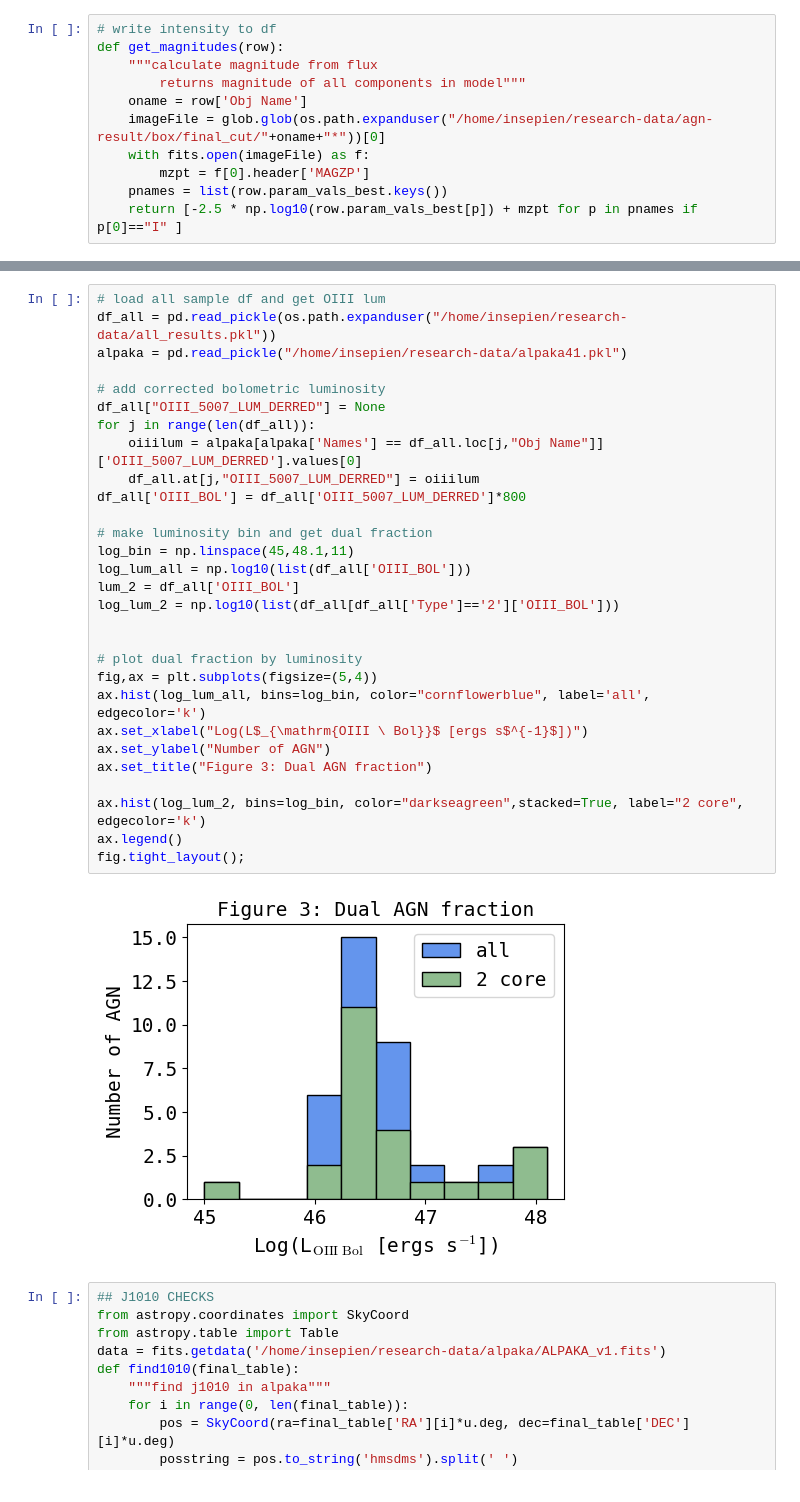
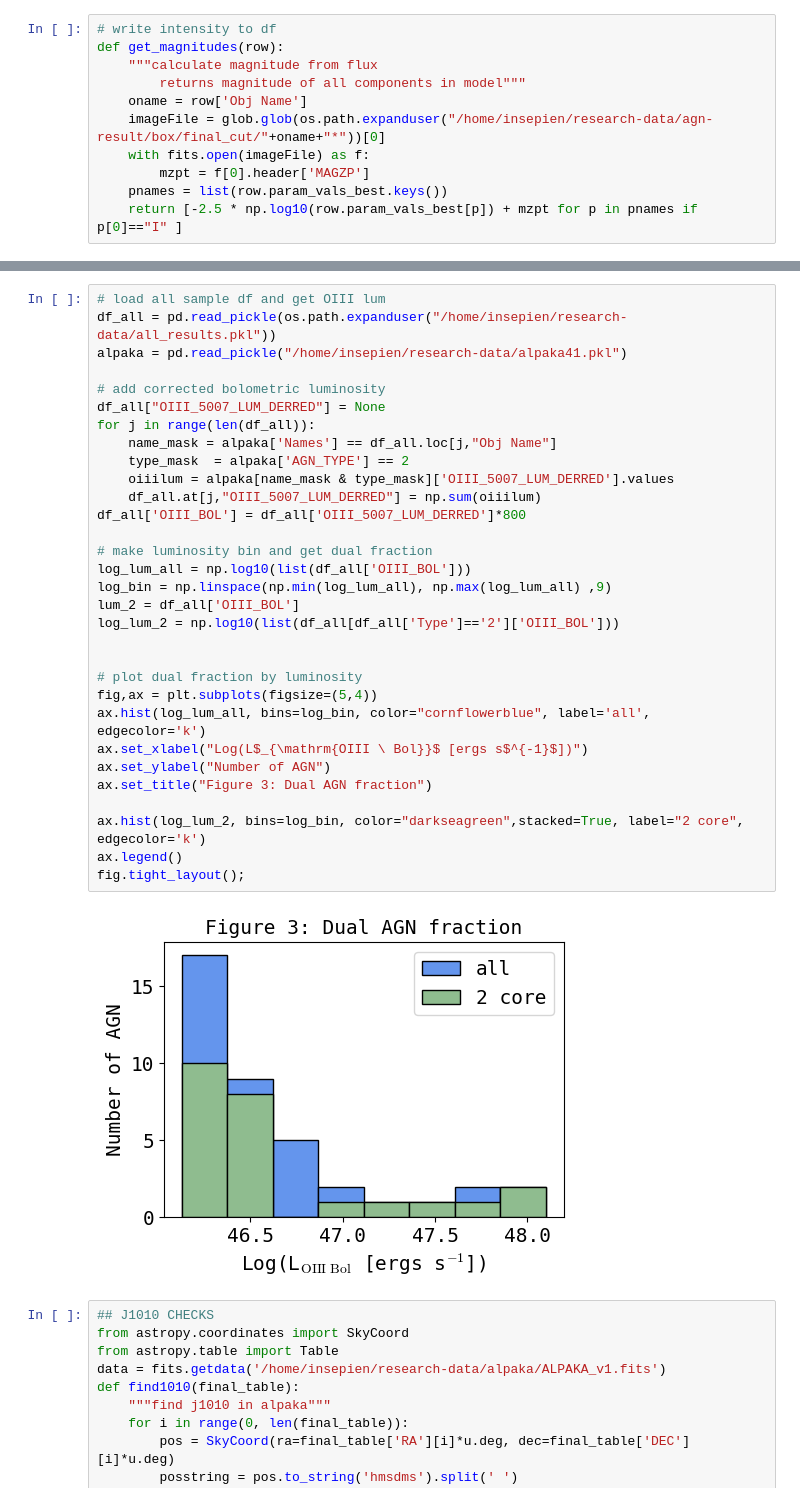
Before and after one commit to insepien/dualAGN, a Jupyter notebook: scrap_notebooks/checkFit.ipynb, the cells around one changed output, grey strips where cells are left out. Saved outputs shown, nothing was run; the diff lists cells and outputs as text.

```diff
--- a/scrap_notebooks/checkFit.ipynb
+++ b/scrap_notebooks/checkFit.ipynb
@@ -910,34 +978,36 @@ plot_Lbol(df2)
 # %%
 # load all sample df and get OIII lum
 df_all = pd.read_pickle(os.path.expanduser("/home/insepien/research-data/all_results.pkl"))
 alpaka = pd.read_pickle("/home/insepien/research-data/alpaka41.pkl")
 
 # add corrected bolometric luminosity
 df_all["OIII_5007_LUM_DERRED"] = None
 for j in range(len(df_all)):
-    oiiilum = alpaka[alpaka['Names'] == df_all.loc[j,"Obj Name"]]['OIII_5007_LUM_DERRED'].values[0]
-    df_all.at[j,"OIII_5007_LUM_DERRED"] = oiiilum
+    name_mask = alpaka['Names'] == df_all.loc[j,"Obj Name"]
+    type_mask  = alpaka['AGN_TYPE'] == 2
+    oiiilum = alpaka[name_mask & type_mask]['OIII_5007_LUM_DERRED'].values
+    df_all.at[j,"OIII_5007_LUM_DERRED"] = np.sum(oiiilum)
 df_all['OIII_BOL'] = df_all['OIII_5007_LUM_DERRED']*800
 
 # make luminosity bin and get dual fraction
-log_bin = np.linspace(45,48.1,11)
 log_lum_all = np.log10(list(df_all['OIII_BOL']))
+log_bin = np.linspace(np.min(log_lum_all), np.max(log_lum_all) ,9)
 lum_2 = df_all['OIII_BOL']
 log_lum_2 = np.log10(list(df_all[df_all['Type']=='2']['OIII_BOL']))
 
 
 # plot dual fraction by luminosity
 fig,ax = plt.subplots(figsize=(5,4))
 ax.hist(log_lum_all, bins=log_bin, color="cornflowerblue", label='all', edgecolor='k')
 ax.set_xlabel("Log(L$_{\mathrm{OIII \ Bol}}$ [ergs s$^{-1}$])")
 ax.set_ylabel("Number of AGN")
 ax.set_title("Figure 3: Dual AGN fraction")
 
 ax.hist(log_lum_2, bins=log_bin, color="darkseagreen",stacked=True, label="2 core", edgecolor='k')
 ax.legend()
 fig.tight_layout();
 # %% [output]
-[figure, old version]
+[figure, new version]
 # %%
 ## J1010 CHECKS
 from astropy.coordinates import SkyCoord
```
Also changed, not shown: parts of 21 cells of this notebook, 5 other files.
